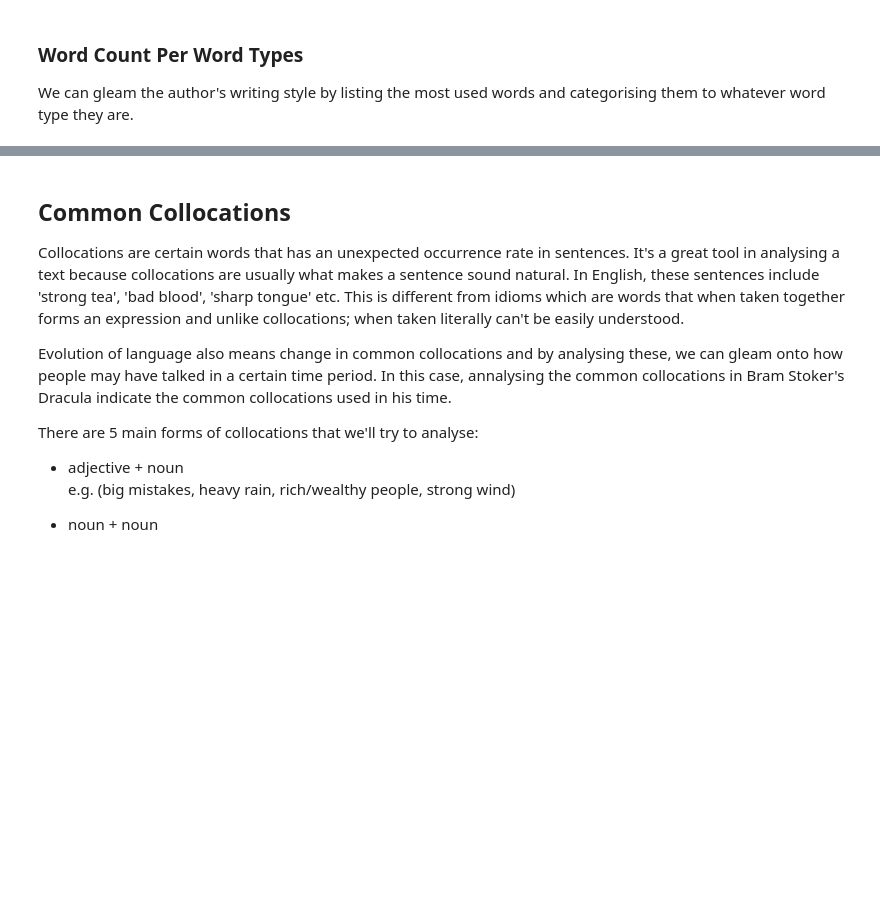
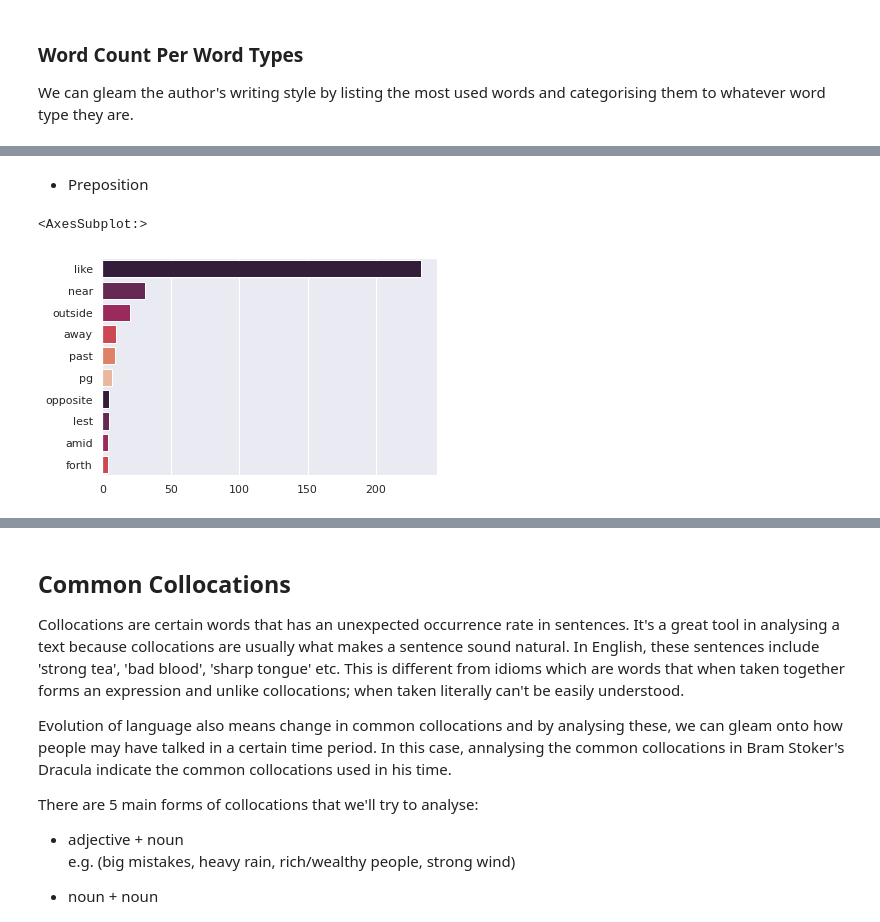
Before and after one commit to JuliusMaschine/Notebooks, a Jupyter notebook: NLP/EDA_Dracula.ipynb, the cells around one changed output, grey strips where cells are left out. Cells and saved outputs as stored; diff of their text form; code cells hidden in the pictures; blank space fills up the shorter version.

```diff
--- a/NLP/EDA_Dracula.ipynb
+++ b/NLP/EDA_Dracula.ipynb
@@ -205,0 +223,11 @@ VERB [('come', 781), ('know', 591), ('look', 410), ('tell', 377), ('think', 354)
+# %% [markdown]
+* Preposition
+# %%
+
+names = [name for title, items in tag_list_title.items() for name, values in items if title == 'ADP']
+values = [value for title, items in tag_list_title.items() for name, value in items if title == 'ADP']
+
+sns.barplot(x=values, y=names, palette=sns.color_palette('rocket'))
+# %% [output]
+<AxesSubplot:>
+[figure, added]
```
Also changed, not shown: parts of 22 cells of this notebook, 9 other files.
